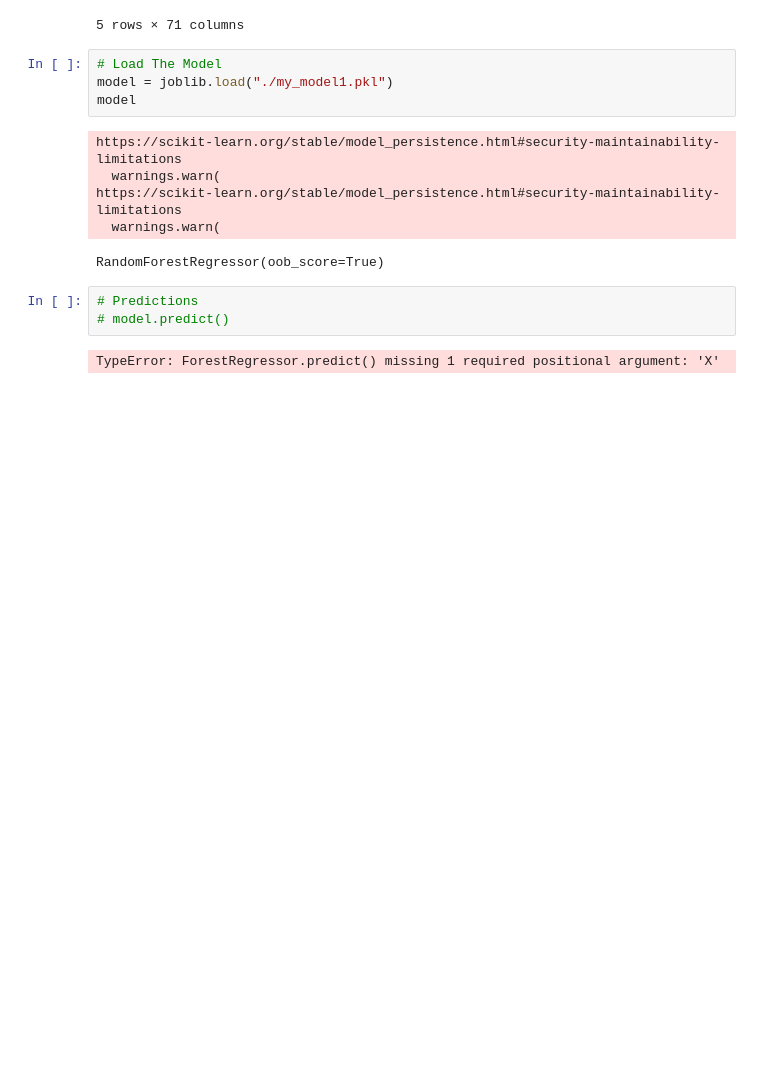
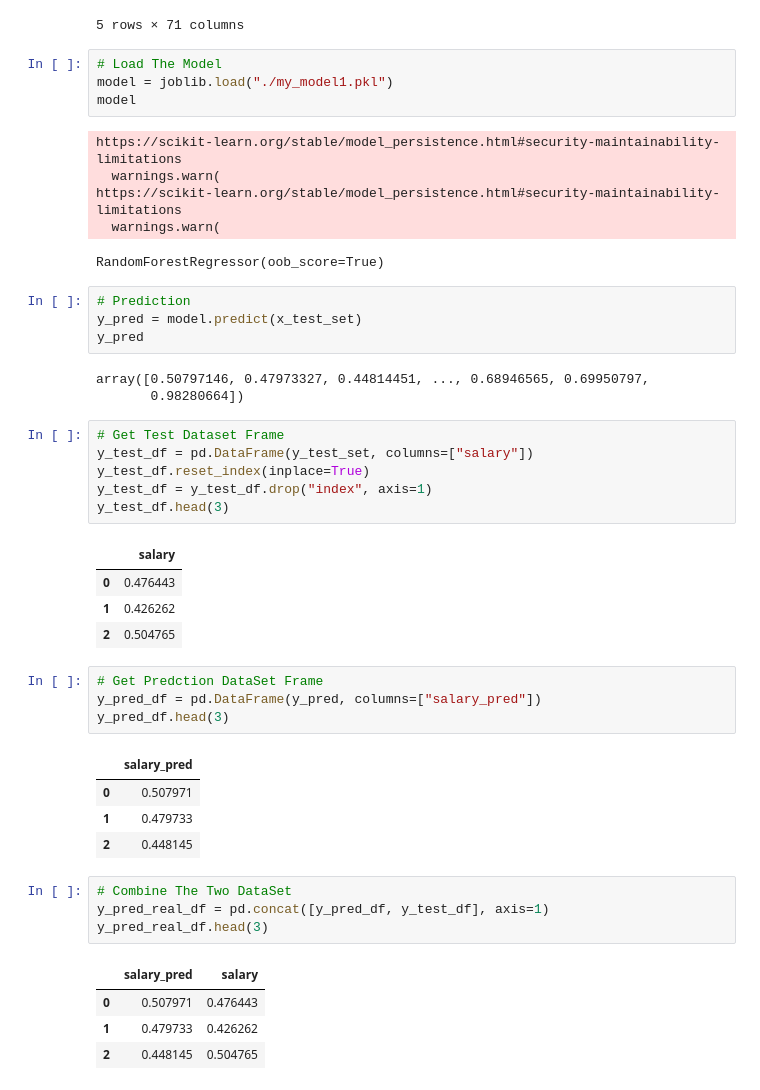
Before and after one commit to KaraniAbdellah/Job_Market, a Jupyter notebook: evaluation.ipynb, the cells around one changed output. Drawn from its saved outputs; the diff is of its cells as text; blank space fills up the shorter version.

```diff
--- a/evaluation.ipynb
+++ b/evaluation.ipynb
@@ -29,7 +29,38 @@ https://scikit-learn.org/stable/model_persistence.html#security-maintainability-
   warnings.warn(
 RandomForestRegressor(oob_score=True)
 # %%
-# Predictions
-# model.predict()
+# Prediction
+y_pred = model.predict(x_test_set)
+y_pred
 # %% [output]
-TypeError: ForestRegressor.predict() missing 1 required positional argument: 'X'
+array([0.50797146, 0.47973327, 0.44814451, ..., 0.68946565, 0.69950797,
+       0.98280664])
+# %%
+# Get Test Dataset Frame
+y_test_df = pd.DataFrame(y_test_set, columns=["salary"])
+y_test_df.reset_index(inplace=True)
+y_test_df = y_test_df.drop("index", axis=1)
+y_test_df.head(3)
+# %% [output]
+|  | salary |
+| 0 | 0.476443 |
+| 1 | 0.426262 |
+| 2 | 0.504765 |
+# %%
+# Get Predction DataSet Frame
+y_pred_df = pd.DataFrame(y_pred, columns=["salary_pred"])
+y_pred_df.head(3)
+# %% [output]
+|  | salary_pred |
+| 0 | 0.507971 |
+| 1 | 0.479733 |
+| 2 | 0.448145 |
+# %%
+# Combine The Two DataSet
+y_pred_real_df = pd.concat([y_pred_df, y_test_df], axis=1)
+y_pred_real_df.head(3)
+# %% [output]
+|  | salary_pred | salary |
+| 0 | 0.507971 | 0.476443 |
+| 1 | 0.479733 | 0.426262 |
+| 2 | 0.448145 | 0.504765 |
```
Also changed, not shown: parts of 10 cells of this notebook, 4 other files.
